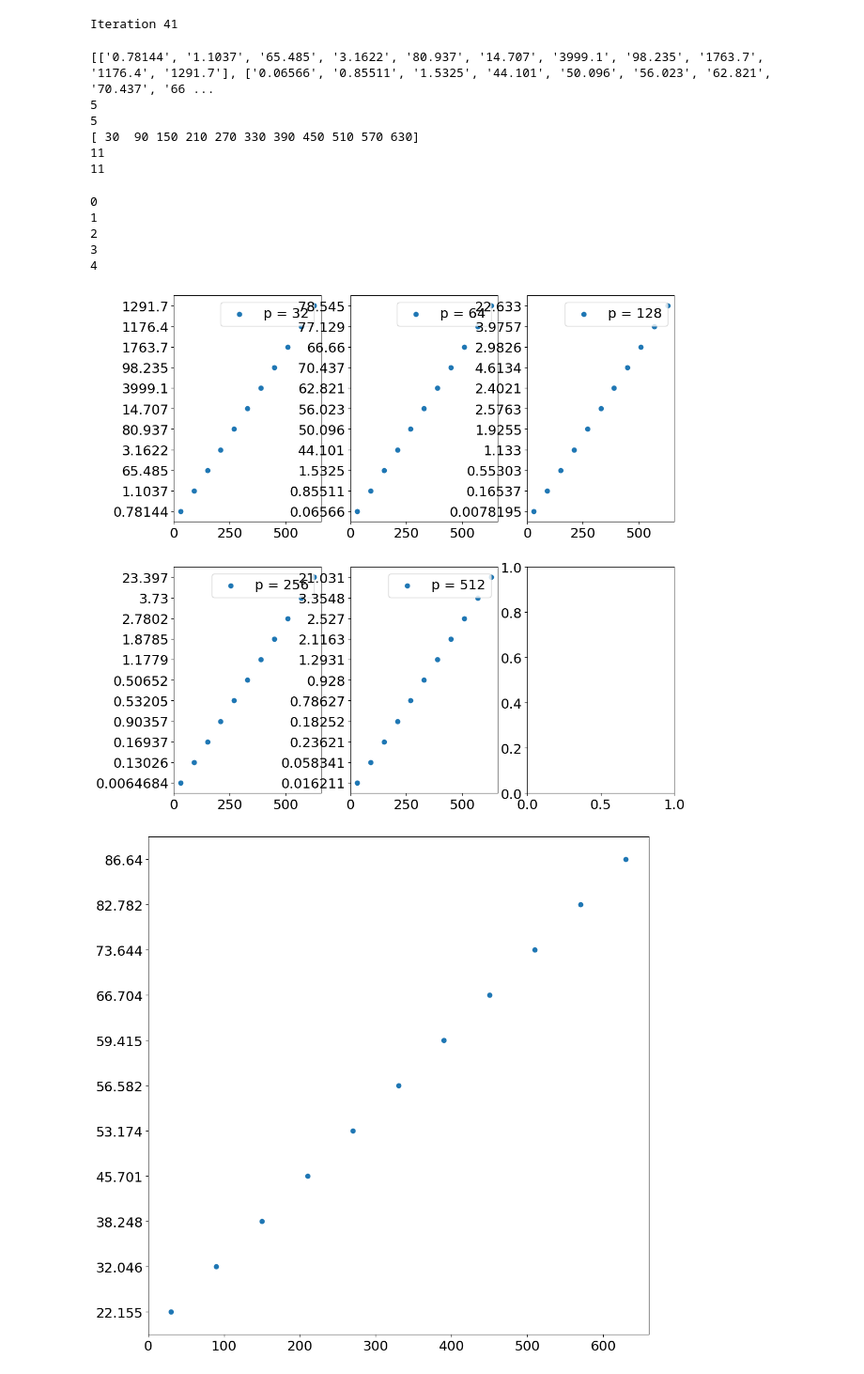
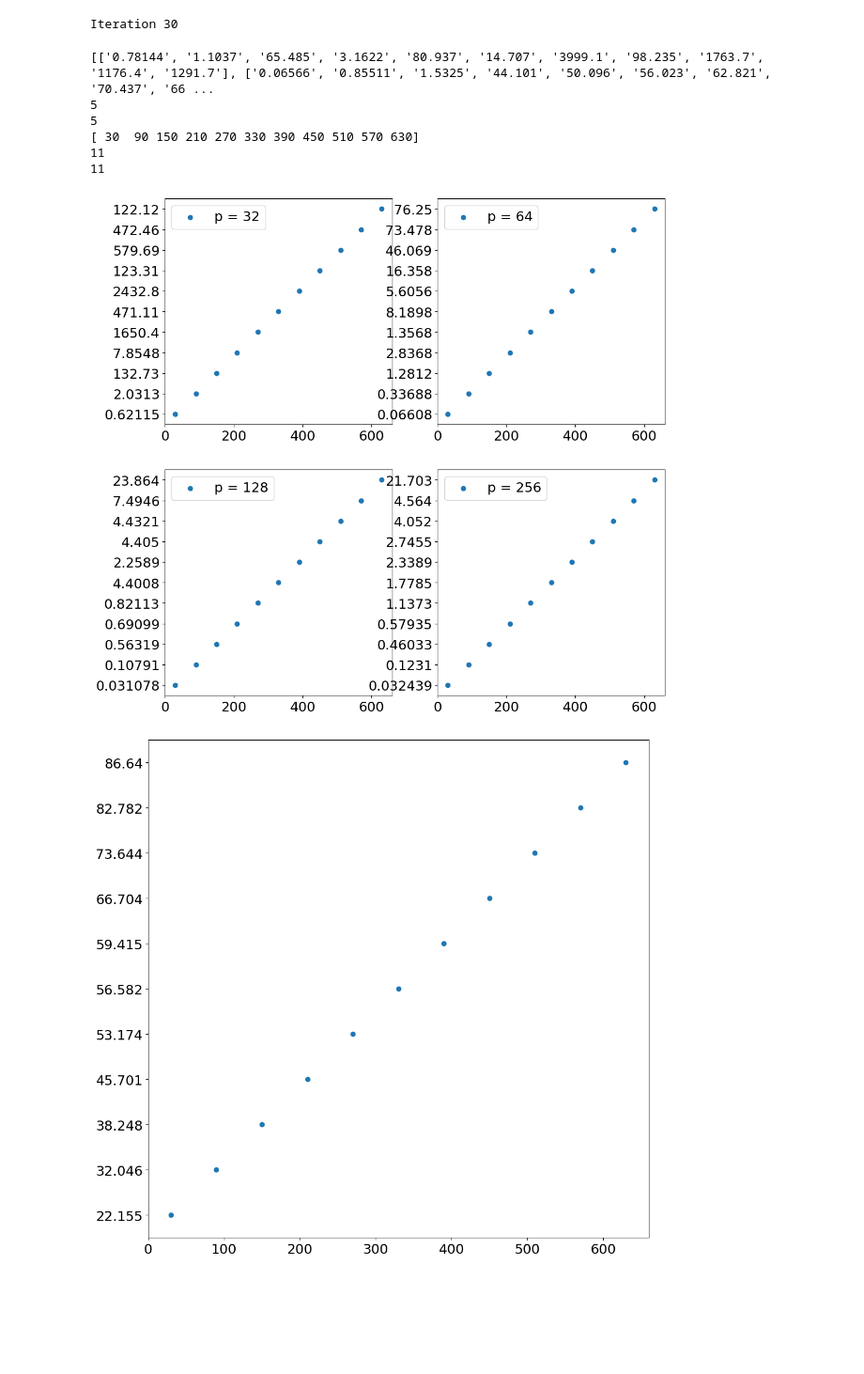
Before and after one commit to LorenzoJoquino/Physics215Project_CompSensGroup, a Jupyter notebook: notebooks/AddingSineWavesCompression.ipynb, the cells around one changed output. Shown: that part at 94% size. Drawn from its saved outputs; the diff is of its cells as text; code cells hidden in the pictures; blank space fills up the shorter version.

```diff
--- a/notebooks/AddingSineWavesCompression.ipynb
+++ b/notebooks/AddingSineWavesCompression.ipynb
@@ -213,14 +213,15 @@ def reconstruct_signal(p):
 
     return error_per_freq
 # %%
-p = 2 ** np.arange(5, 10)
+p = 2 ** np.arange(5, 9)
 error_per_p = []
 frequencies = np.arange(30, 631, 60)
 
+
 for i in p:
     error_per_p.append(reconstruct_signal(i))
 # %% [output]
-Iteration 41
+Iteration 30
 # %%
 frequencies = np.arange(30, 631, 60)
 print(error_per_p)
@@ -239,29 +240,23 @@ print(len(error_per_p[0]))
 # %%
 frequencies = np.arange(30, 631, 60)
 
-fig1,ax1 = plt.subplots(2,3)
+fig1,ax1 = plt.subplots(2,2)
 ax1 = ax1.reshape(-1)
 
 # ax1[0].scatter(frequencies,error_per_p[0], label = "p = 1")
 # ax1[0].legend()
 # ax1[1].scatter(frequencies,error_per_p[1], label = "p = 2")
 # ax1[1].legend()
 # ax1[2].scatter(frequencies,error_per_p[2], label = "p = 3")
 # ax1[2].legend()
 # ax1[3].scatter(frequencies,error_per_p[3], label = "p = 4")
 # ax1[3].legend()
 
 for index, error in enumerate(error_per_p):
-    print(index)
     ax1[index].scatter(frequencies,error_per_p[index], label = "p = " + str(p[index]))
     ax1[index].legend()
 # %% [output]
-0
-1
-2
-3
-4
-[figure, old version]
+[figure, new version]
 # %%
 plt.scatter(frequencies, error_per_p[0])
 plt.show()
```
